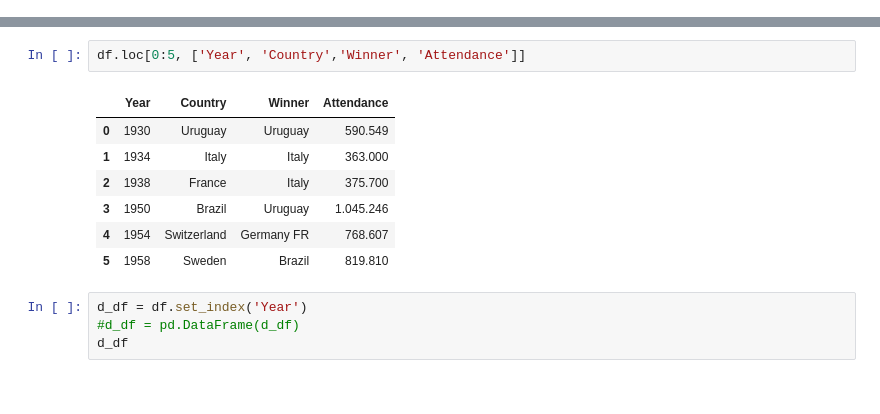
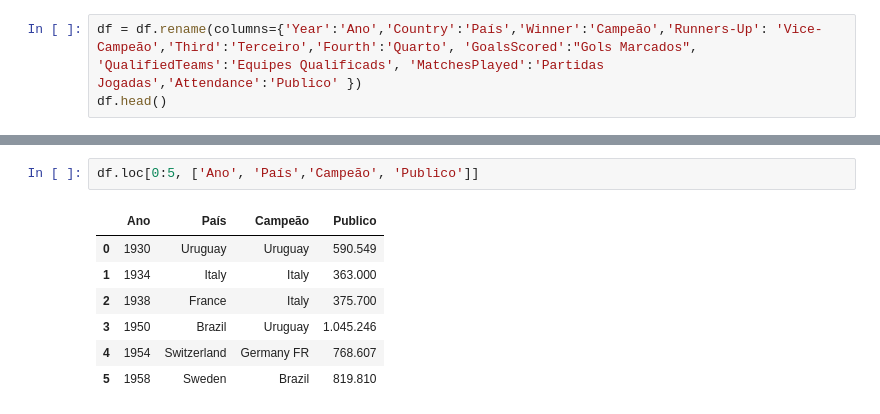
Before and after one commit to osantoschris/projeto-final-tec-programacao, a Jupyter notebook: crtavares.ipynb, the cells around one changed output, grey strips where cells are left out. Cells and saved outputs as stored; diff of their text form.

```diff
--- a/crtavares.ipynb
+++ b/crtavares.ipynb
@@ -23,0 +28,3 @@ df
+# %%
+df = df.rename(columns={'Year':'Ano','Country':'País','Winner':'Campeão','Runners-Up': 'Vice-Campeão','Third':'Terceiro','Fourth':'Quarto', 'GoalsScored':"Gols Marcados", 'QualifiedTeams':'Equipes Qualificads', 'MatchesPlayed':'Partidas Jogadas','Attendance':'Publico' })
+df.head()
@@ -24,14 +38,10 @@ df
 # %%
-df.loc[0:5, ['Year', 'Country','Winner', 'Attendance']]
+df.loc[0:5, ['Ano', 'País','Campeão', 'Publico']]
 # %% [output]
-|  | Year | Country | Winner | Attendance |
+|  | Ano | País | Campeão | Publico |
 | 0 | 1930 | Uruguay | Uruguay | 590.549 |
 | 1 | 1934 | Italy | Italy | 363.000 |
 | 2 | 1938 | France | Italy | 375.700 |
 | 3 | 1950 | Brazil | Uruguay | 1.045.246 |
 | 4 | 1954 | Switzerland | Germany FR | 768.607 |
 | 5 | 1958 | Sweden | Brazil | 819.810 |
-# %%
-d_df = df.set_index('Year')
-#d_df = pd.DataFrame(d_df)
-d_df
```
Also changed, not shown: parts of 19 cells of this notebook.
